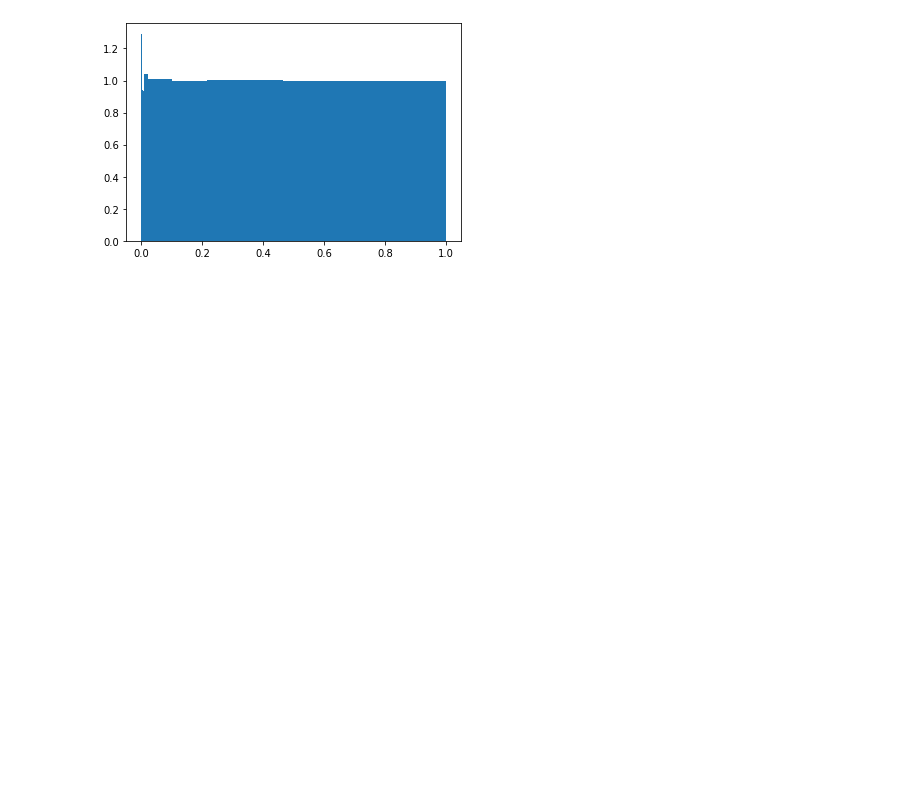
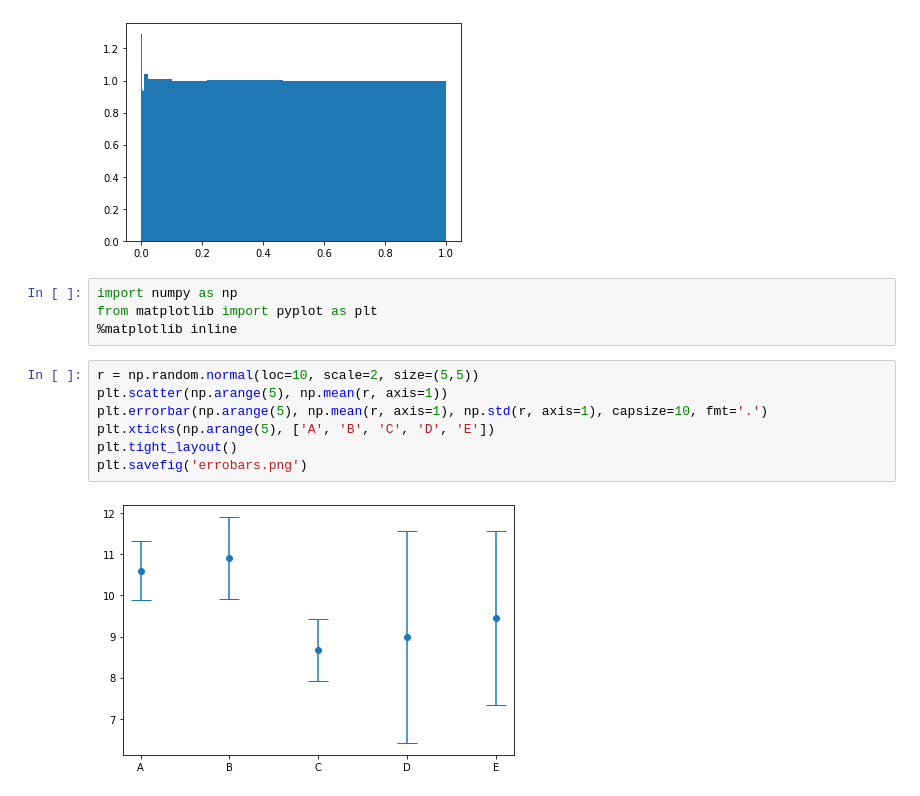
Before and after one commit to nordam/Eulerian-and-Lagrangian-methods, a Jupyter notebook: notebooks/SpeedDistribution-Copy1.ipynb, the cells around one changed output. Cells and saved outputs as stored; diff of their text form; blank space fills up the shorter version.

```diff
--- a/notebooks/SpeedDistribution-Copy1.ipynb
+++ b/notebooks/SpeedDistribution-Copy1.ipynb
@@ -1056,3 +1056,16 @@ plt.hist(np.random.uniform(0, 1, 100000), bins = np.logspace(-3, 0, 10), density
         0.04641589, 0.1       , 0.21544347, 0.46415888, 1.        ]),
  <a list of 9 Patch objects>)
 [figure]
+# %%
+import numpy as np
+from matplotlib import pyplot as plt
+%matplotlib inline
+# %%
+r = np.random.normal(loc=10, scale=2, size=(5,5))
+plt.scatter(np.arange(5), np.mean(r, axis=1))
+plt.errorbar(np.arange(5), np.mean(r, axis=1), np.std(r, axis=1), capsize=10, fmt='.')
+plt.xticks(np.arange(5), ['A', 'B', 'C', 'D', 'E'])
+plt.tight_layout()
+plt.savefig('errobars.png')
+# %% [output]
+[figure, added]
```
Also changed, not shown: parts of 1 cell of this notebook, 5 other files.
